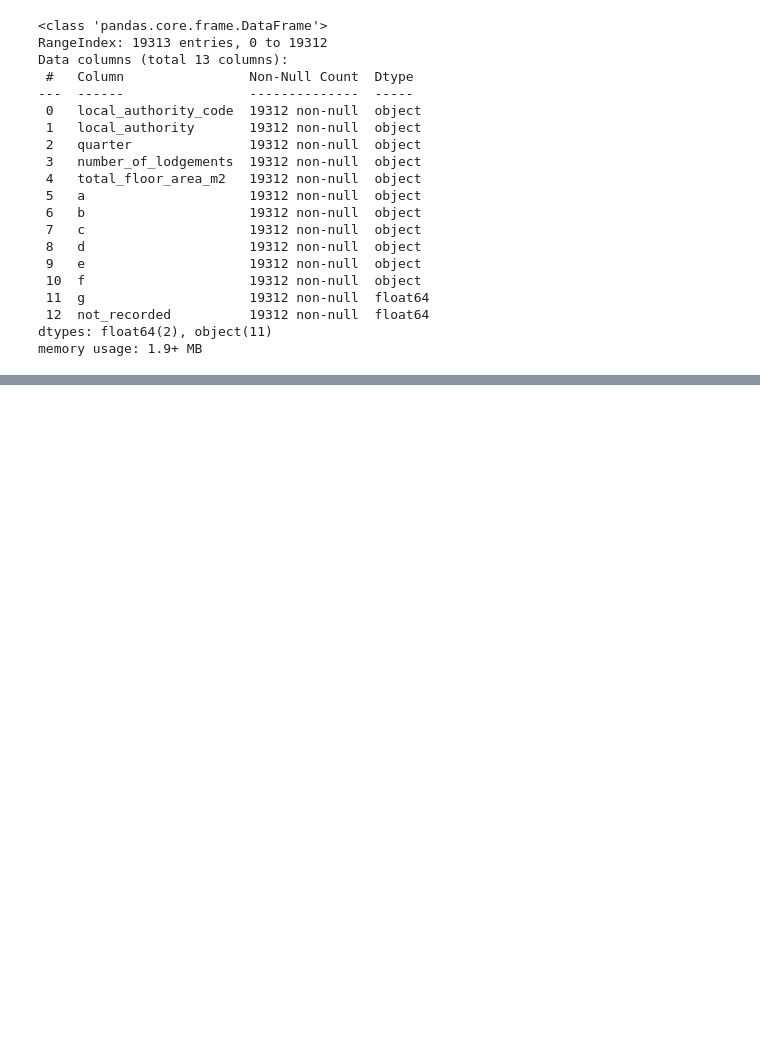
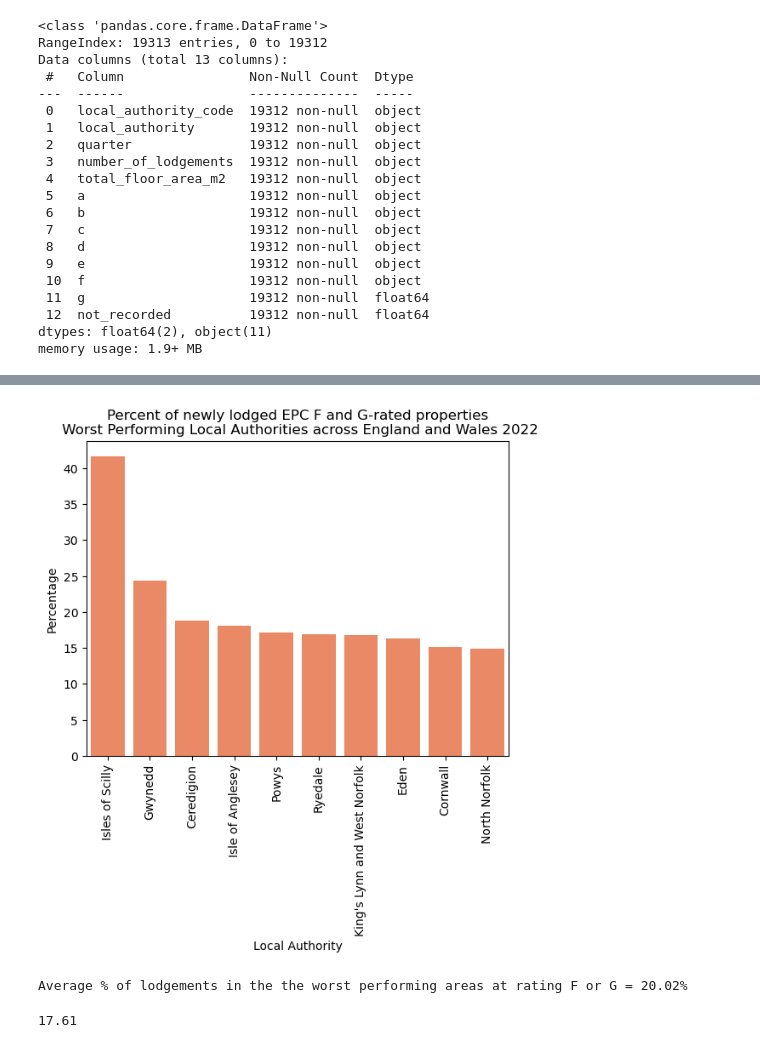
Before and after one commit to cassbc/PythonPortfolio, a Jupyter notebook: EPC ratings/Energy Ratings.ipynb, the cells around one changed output, grey strips where cells are left out. Drawn from its saved outputs; the diff is of its cells as text; code cells hidden in the pictures; blank space fills up the shorter version.

```diff
--- a/EPC ratings/Energy Ratings.ipynb
+++ b/EPC ratings/Energy Ratings.ipynb
@@ -169,0 +235,6 @@ plt.show()
+# %%
+#Bottom 10 performing regions - i.e. those with the most F AND G combined rated properties in 2022
+df_years['f_and_g'] = df_years['percentage_f'] + df_years['percentage_g']
+
+most_f_and_g= df_years[df_years['year'] == 2022].nlargest(10,['f_and_g']).sort_values(by='f_and_g', ascending=False)
+most_f_and_g
@@ -169,0 +254,20 @@ plt.show()
+# %%
+ax2 = sns.barplot(data=most_f_and_g, x='local_authority', y='f_and_g', color='coral')
+plt.xlabel('Local Authority')
+plt.ylabel('Percentage')
+plt.xticks(rotation=90)
+plt.title('Percent of newly lodged EPC F and G-rated properties\n Worst Performing Local Authorities across England and Wales 2022')
+plt.show()
+# %% [output]
+[figure, added]
+# %%
+mean_f_and_g = round(most_f_and_g['f_and_g'].mean(),2)
+print('Average % of lodgements in the the worst performing areas at rating F or G = {}%'.format(mean_f_and_g))
+# %% [output]
+Average % of lodgements in the the worst performing areas at rating F or G = 20.02%
+# %%
+#The mean without Scilly in the top 10
+mean_most_f_and_g_no_scilly = most_f_and_g.iloc[1:,-1].mean()
+mean_most_f_and_g_no_scilly
+# %% [output]
+17.61
```
Also changed, not shown: parts of 25 cells of this notebook.
